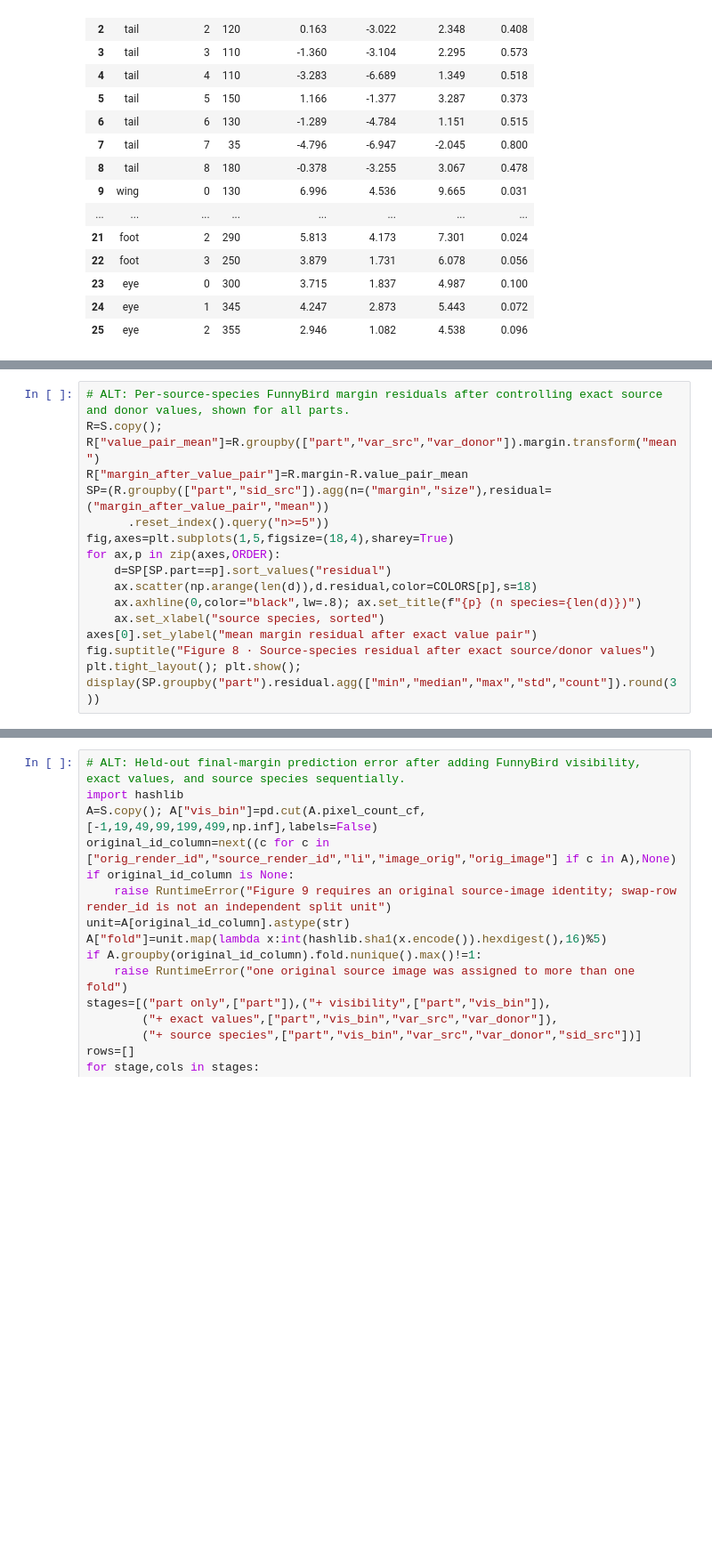
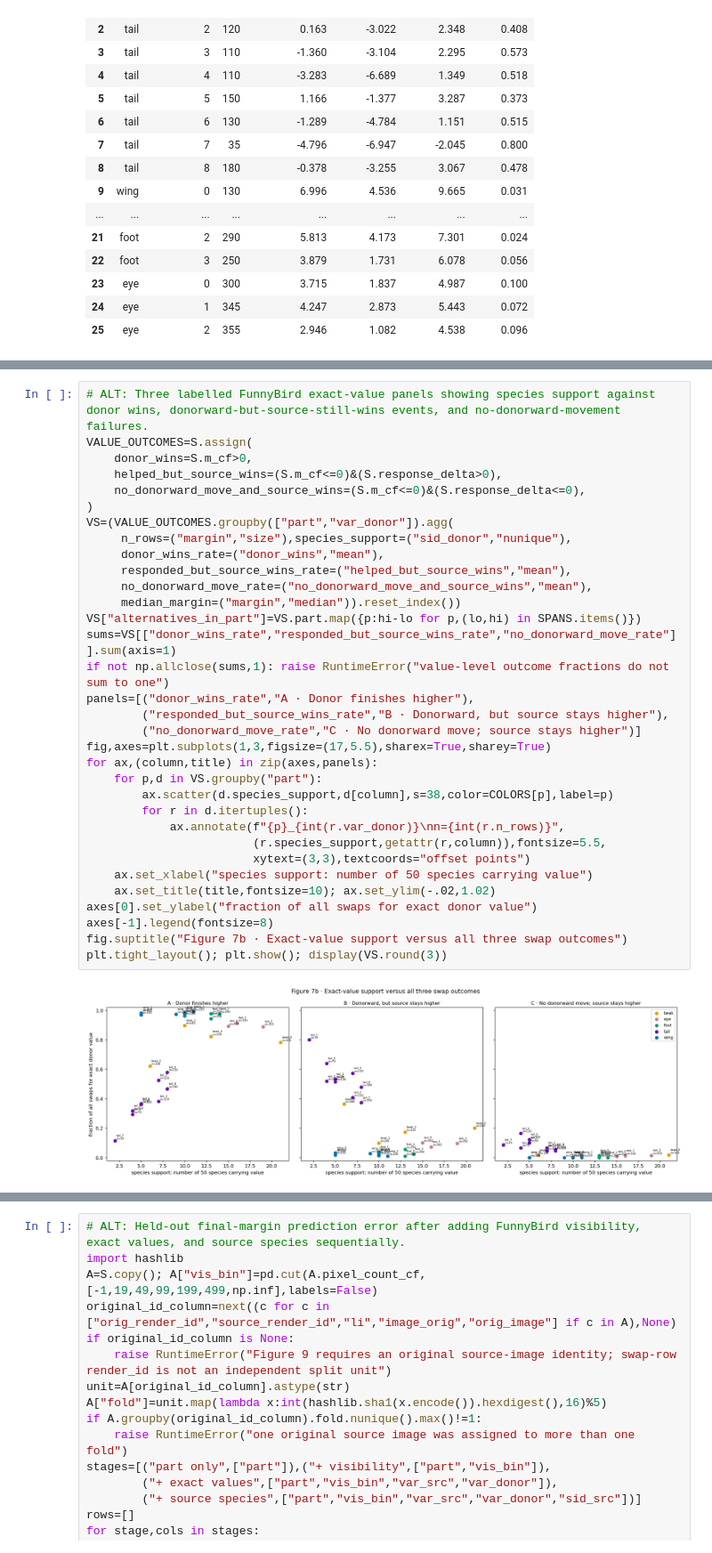
Before and after one commit to chinmayi-r/CBM-Concept-Backwash, a Jupyter notebook: curated/notebooks/02_funnybirds_cbm.ipynb, the cells around one changed output, grey strips where cells are left out. Shown at 89% size. Saved outputs shown, nothing was run; the diff lists cells and outputs as text; blank space fills up the shorter version.

```diff
--- a/curated/notebooks/02_funnybirds_cbm.ipynb
+++ b/curated/notebooks/02_funnybirds_cbm.ipynb
@@ -1266,15 +1322,0 @@ unchanged bird context, not an independent species manipulation.
-# %%
-# ALT: Per-source-species FunnyBird margin residuals after controlling exact source and donor values, shown for all parts.
-R=S.copy(); R["value_pair_mean"]=R.groupby(["part","var_src","var_donor"]).margin.transform("mean")
-R["margin_after_value_pair"]=R.margin-R.value_pair_mean
-SP=(R.groupby(["part","sid_src"]).agg(n=("margin","size"),residual=("margin_after_value_pair","mean"))
-      .reset_index().query("n>=5"))
-fig,axes=plt.subplots(1,5,figsize=(18,4),sharey=True)
-for ax,p in zip(axes,ORDER):
-    d=SP[SP.part==p].sort_values("residual")
-    ax.scatter(np.arange(len(d)),d.residual,color=COLORS[p],s=18)
-    ax.axhline(0,color="black",lw=.8); ax.set_title(f"{p} (n species={len(d)})")
-    ax.set_xlabel("source species, sorted")
-axes[0].set_ylabel("mean margin residual after exact value pair")
-fig.suptitle("Figure 8 · Source-species residual after exact source/donor values")
-plt.tight_layout(); plt.show(); display(SP.groupby("part").residual.agg(["min","median","max","std","count"]).round(3))
@@ -1417,0 +1363,35 @@ is improvement; RMSE 10 to 11 is not.
+# %%
+# ALT: Three labelled FunnyBird exact-value panels showing species support against donor wins, donorward-but-source-still-wins events, and no-donorward-movement failures.
+VALUE_OUTCOMES=S.assign(
+    donor_wins=S.m_cf>0,
+    helped_but_source_wins=(S.m_cf<=0)&(S.response_delta>0),
+    no_donorward_move_and_source_wins=(S.m_cf<=0)&(S.response_delta<=0),
+)
+VS=(VALUE_OUTCOMES.groupby(["part","var_donor"]).agg(
+     n_rows=("margin","size"),species_support=("sid_donor","nunique"),
+     donor_wins_rate=("donor_wins","mean"),
+     responded_but_source_wins_rate=("helped_but_source_wins","mean"),
+     no_donorward_move_rate=("no_donorward_move_and_source_wins","mean"),
+     median_margin=("margin","median")).reset_index())
+VS["alternatives_in_part"]=VS.part.map({p:hi-lo for p,(lo,hi) in SPANS.items()})
+sums=VS[["donor_wins_rate","responded_but_source_wins_rate","no_donorward_move_rate"]].sum(axis=1)
+if not np.allclose(sums,1): raise RuntimeError("value-level outcome fractions do not sum to one")
+panels=[("donor_wins_rate","A · Donor finishes higher"),
+        ("responded_but_source_wins_rate","B · Donorward, but source stays higher"),
+        ("no_donorward_move_rate","C · No donorward move; source stays higher")]
+fig,axes=plt.subplots(1,3,figsize=(17,5.5),sharex=True,sharey=True)
+for ax,(column,title) in zip(axes,panels):
+    for p,d in VS.groupby("part"):
+        ax.scatter(d.species_support,d[column],s=38,color=COLORS[p],label=p)
+        for r in d.itertuples():
+            ax.annotate(f"{p}_{int(r.var_donor)}\nn={int(r.n_rows)}",
+                        (r.species_support,getattr(r,column)),fontsize=5.5,
+                        xytext=(3,3),textcoords="offset points")
+    ax.set_xlabel("species support: number of 50 species carrying value")
+    ax.set_title(title,fontsize=10); ax.set_ylim(-.02,1.02)
+axes[0].set_ylabel("fraction of all swaps for exact donor value")
+axes[-1].legend(fontsize=8)
+fig.suptitle("Figure 7b · Exact-value support versus all three swap outcomes")
+plt.tight_layout(); plt.show(); display(VS.round(3))
+# %% [output]
+[figure, added]
```
Also changed, not shown: parts of 61 cells of this notebook, 1 other file.
